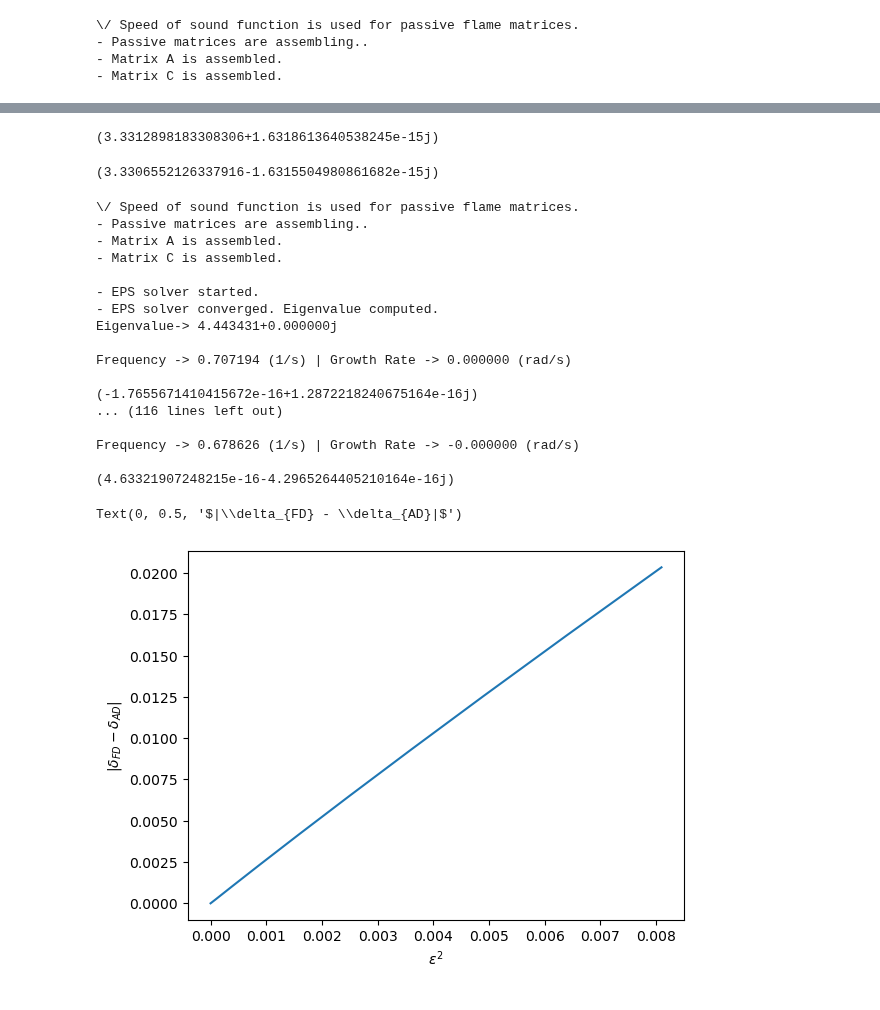
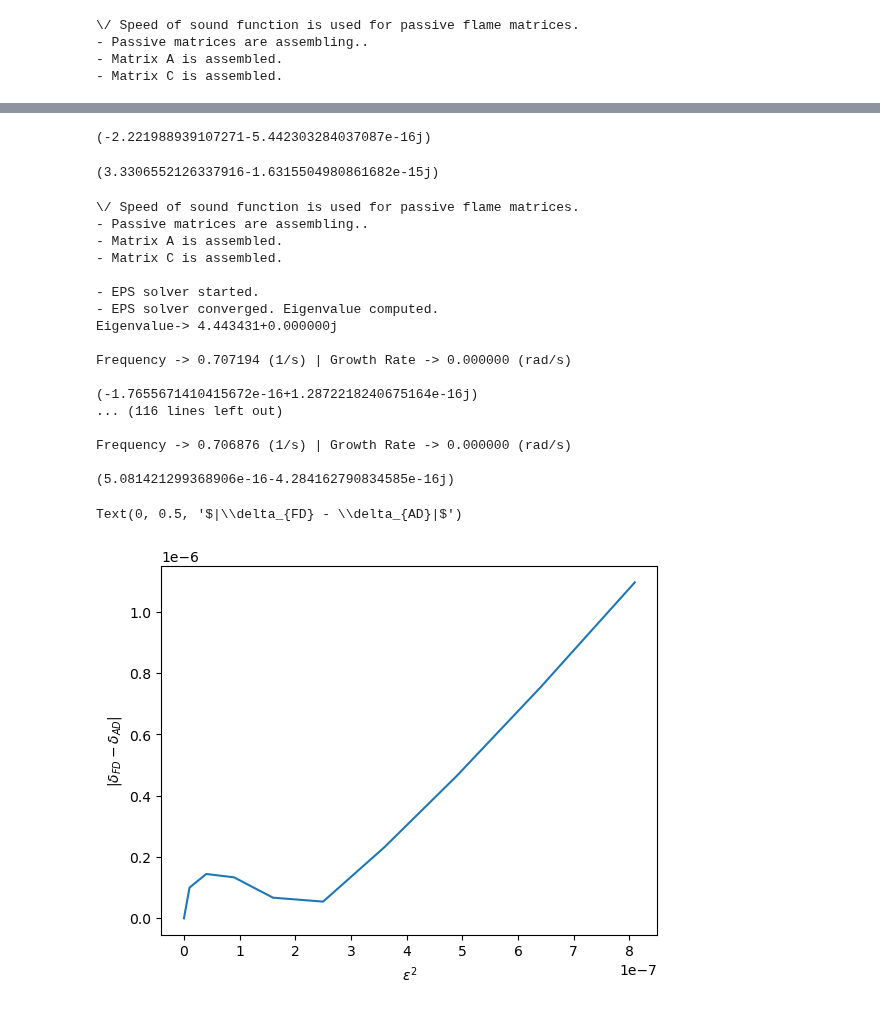
Before and after one commit to NikhilAgg/NURBs, a Jupyter notebook: Notebooks/Intro/Dirichlet/square_test.ipynb, the cells around one changed output, grey strips where cells are left out. Drawn from its saved outputs; the diff is of its cells as text; code cells hidden in the pictures.

```diff
--- a/Notebooks/Intro/Dirichlet/square_test.ipynb
+++ b/Notebooks/Intro/Dirichlet/square_test.ipynb
@@ -25,6 +22,6 @@ The autoreload extension is already loaded. To reload it, use:
 # %%
 N = 100
-degree = 1
+degree = 2
 c_const = 1
 msh = mesh.create_unit_square(MPI.COMM_WORLD, N, N)
 c = fem.Constant(msh, PETSc.ScalarType(c_const))
@@ -75,6 +72,6 @@ Frequency -> 0.707194 (1/s) | Growth Rate -> 0.000000 (rad/s)
 # %%
-V = fem.FunctionSpace(msh, ("Lagrange", 1))
-V2 = fem.VectorFunctionSpace(msh, ("Lagrange", 1))
+V = fem.FunctionSpace(msh, ("Lagrange", degree))
+V2 = fem.VectorFunctionSpace(msh, ("Lagrange", degree))
 w = ufl.TrialFunction(V2)
 v = ufl.TestFunction(V2)
 
@@ -85,7 +82,8 @@ problem = fem.petsc.LinearProblem(a, L, petsc_options={"ksp_type": "preonly", "p
 grad_p = problem.solve()
 # %%
 G = fem.Function(V)
-expr = fem.Expression(2/omega.real*np.dot(grad_p, [0.5, 0.5])**2, V.element.interpolation_points())
+expr = fem.Expression(-2/omega.real*np.dot(grad_p, [0, -1])**2, V.element.interpolation_points())
+# expr = fem.Expression(1/(2.220984770256966)*((ufl.div(p*ufl.grad(p))) - 2*np.dot(ufl.grad(p), [0, -1])*(1**2)*np.dot(ufl.grad(p), [0, -1])), V.element.interpolation_points())
 G.interpolate(expr)
 # %%
 plotter = pyvista.Plotter()
@@ -116,11 +114,11 @@ ViewInteractiveWidget(height=768, layout=Layout(height='auto', width='100%'), wi
 # %%
 int_form = fem.form(abs(G)*ds(3))
 const = 1/fem.assemble_scalar(int_form)
-int_form = fem.form(const*G**2*ds(3))
+int_form = fem.form(G*ds(3))
 dw = fem.assemble_scalar(int_form)
 print(dw)
 # %% [output]
-(3.3312898183308306+1.6318613640538245e-15j)
+(-2.221988939107271-5.442303284037087e-16j)
 # %%
 dp_dn = ufl.Dn(p)
 G = 2/omega.real*dp_dn**2
@@ -203,34 +201,34 @@ omega, p, msh, ds = find_eigenvalue(0)
 dw = find_shapegrad_dirichlet(omega, p, msh, ds)
 x_points = []
 y_points = []
 
 for i in range(10):
-    epsilon = 0.01*i
+    epsilon = 0.0001*i
     omega_new = find_eigenvalue(epsilon)[0]
     Delta_w_FD = omega_new.real - omega.real
     x_points.append(epsilon**2)
     y_points.append(abs(Delta_w_FD - dw*epsilon))
 
 plt.plot(x_points, y_points)
 plt.xlabel('$\epsilon^2$')
 plt.ylabel('$|\delta_{FD} - \delta_{AD}|$')
 # %% [output]
 \/ Speed of sound function is used for passive flame matrices.
 - Passive matrices are assembling..
 - Matrix A is assembled.
 - Matrix C is assembled.
 
 - EPS solver started.
 - EPS solver converged. Eigenvalue computed.
 Eigenvalue-> 4.443431+0.000000j
 
 Frequency -> 0.707194 (1/s) | Growth Rate -> 0.000000 (rad/s)
 
 (-1.7655671410415672e-16+1.2872218240675164e-16j)
 ... (116 lines left out)
 
-Frequency -> 0.678626 (1/s) | Growth Rate -> -0.000000 (rad/s)
+Frequency -> 0.706876 (1/s) | Growth Rate -> 0.000000 (rad/s)
 
-(4.63321907248215e-16-4.2965264405210164e-16j)
+(5.081421299368906e-16-4.284162790834585e-16j)
 Text(0, 0.5, '$|\\delta_{FD} - \\delta_{AD}|$')
-[figure, old version]
+[figure, new version]
```
Also changed, not shown: parts of 3 cells of this notebook, 18 other files.
